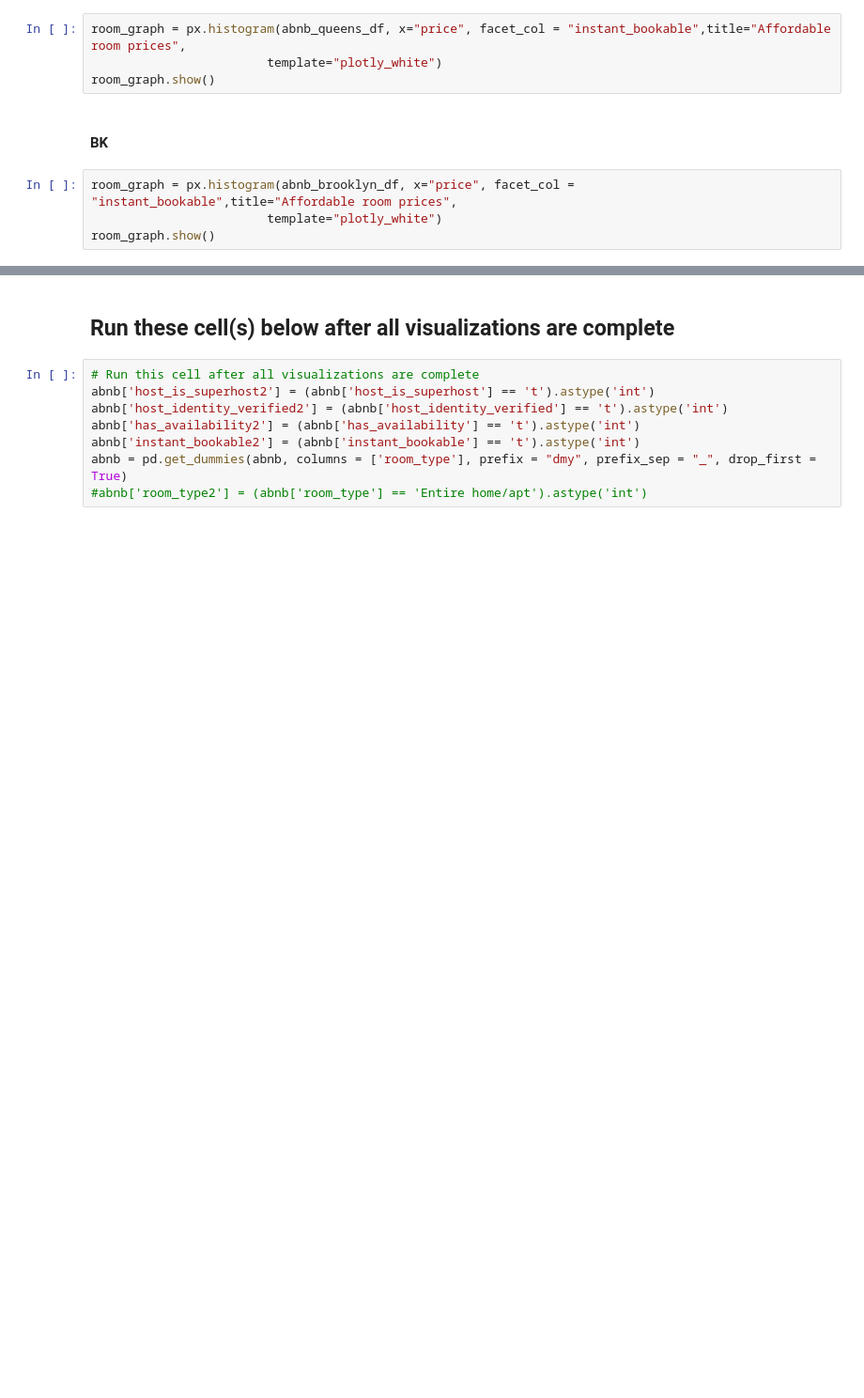
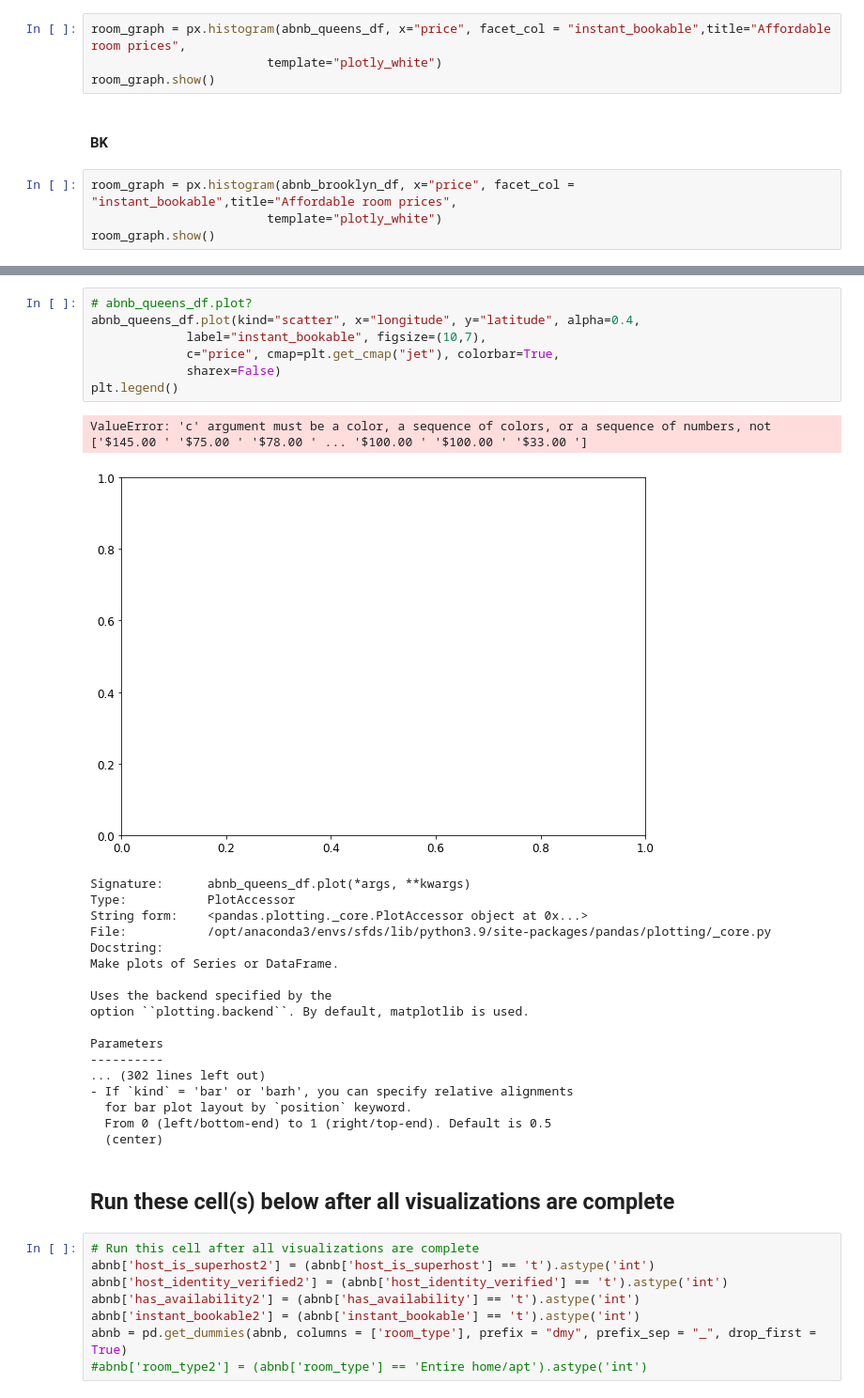
Before and after one commit to Lupercio421/STAT-724, a Jupyter notebook: Final_Project/data_cleaning.ipynb, the cells around one changed output, grey strips where cells are left out. Shown at 94% size. Drawn from its saved outputs; the diff is of its cells as text; blank space fills up the shorter version.

```diff
--- a/Final_Project/data_cleaning.ipynb
+++ b/Final_Project/data_cleaning.ipynb
@@ -167,3 +193,30 @@ room_graph.show()
+# %%
+# abnb_queens_df.plot?
+abnb_queens_df.plot(kind="scatter", x="longitude", y="latitude", alpha=0.4,
+             label="instant_bookable", figsize=(10,7),
+             c="price", cmap=plt.get_cmap("jet"), colorbar=True,
+             sharex=False)
+plt.legend()
+# %% [output]
+ValueError: 'c' argument must be a color, a sequence of colors, or a sequence of numbers, not ['$145.00 ' '$75.00 ' '$78.00 ' ... '$100.00 ' '$100.00 ' '$33.00 ']
+[figure, added]
+Signature:      abnb_queens_df.plot(*args, **kwargs)
+Type:           PlotAccessor
+String form:    <pandas.plotting._core.PlotAccessor object at 0x...>
+File:           /opt/anaconda3/envs/sfds/lib/python3.9/site-packages/pandas/plotting/_core.py
+Docstring:
+Make plots of Series or DataFrame.
+
+Uses the backend specified by the
+option ``plotting.backend``. By default, matplotlib is used.
+
+Parameters
+----------
+... (302 lines left out)
+- If `kind` = 'bar' or 'barh', you can specify relative alignments
+  for bar plot layout by `position` keyword.
+  From 0 (left/bottom-end) to 1 (right/top-end). Default is 0.5
+  (center)
 # %% [markdown]
 ## Run these cell(s) below after all visualizations are complete
 # %%
```
Also changed, not shown: parts of 6 cells of this notebook, 6 other files.
